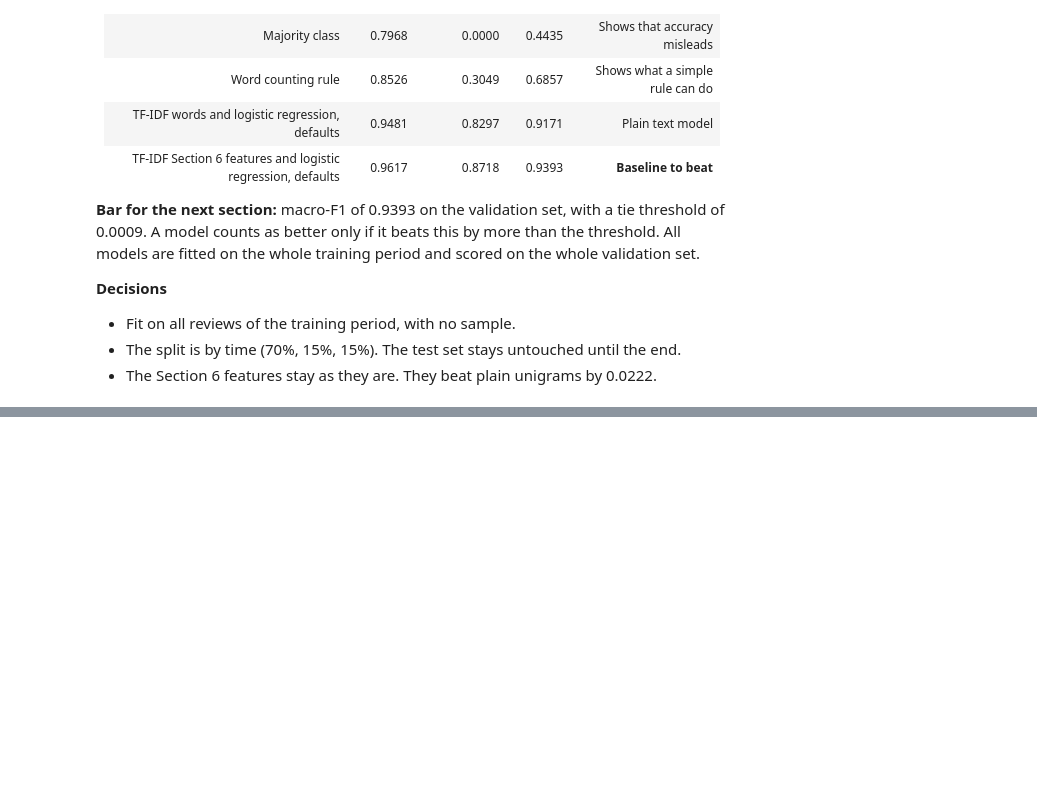
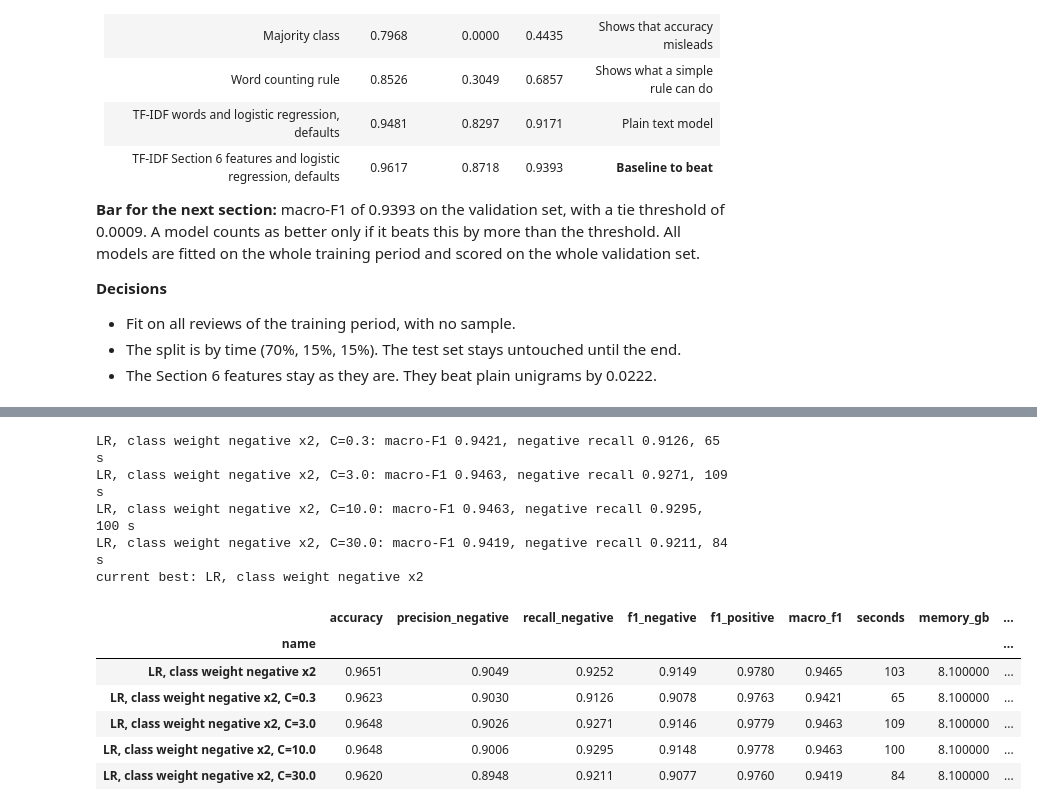
Before and after one commit to Virtuozs/MLOps2-pertemuan1-sentiment-classification, a Jupyter notebook: notebook.ipynb, the cells around one changed output, grey strips where cells are left out. Cells and saved outputs as stored; diff of their text form; code cells hidden in the pictures; blank space fills up the shorter version.

```diff
--- a/notebook.ipynb
+++ b/notebook.ipynb
@@ -1960,0 +2065,25 @@ time in vectorising and fitting: 418 s (7 min), largest memory in use: 9.0 GB
+# %%
+for C in [0.3, 3.0, 10.0, 30.0]:
+    t0 = time.time()
+    params = {**best['params'], 'C': C}
+    clf = LogisticRegression(max_iter=1000, **params).fit(Xt_base, y_train)
+    evaluate('regularisation', f"LR, class weight {weight_label(params['class_weight'])}, C={C}",
+             clf.predict(Xv_base), time.time() - t0, params)
+
+best = advance('regularisation', best)
+lr_best = best
+print('current best:', best['name'])
+show8('regularisation', best)
+# %% [output]
+LR, class weight negative x2, C=0.3: macro-F1 0.9421, negative recall 0.9126, 65 s
+LR, class weight negative x2, C=3.0: macro-F1 0.9463, negative recall 0.9271, 109 s
+LR, class weight negative x2, C=10.0: macro-F1 0.9463, negative recall 0.9295, 100 s
+LR, class weight negative x2, C=30.0: macro-F1 0.9419, negative recall 0.9211, 84 s
+current best: LR, class weight negative x2
+|  | accuracy | precision_negative | recall_negative | f1_negative | f1_positive | macro_f1 | seconds | memory_gb | ... |
+| name |  |  |  |  |  |  |  |  | ... |
+| LR, class weight negative x2 | 0.9651 | 0.9049 | 0.9252 | 0.9149 | 0.9780 | 0.9465 | 103 | 8.100000 | ... |
+| LR, class weight negative x2, C=0.3 | 0.9623 | 0.9030 | 0.9126 | 0.9078 | 0.9763 | 0.9421 | 65 | 8.100000 | ... |
+| LR, class weight negative x2, C=3.0 | 0.9648 | 0.9026 | 0.9271 | 0.9146 | 0.9779 | 0.9463 | 109 | 8.100000 | ... |
+| LR, class weight negative x2, C=10.0 | 0.9648 | 0.9006 | 0.9295 | 0.9148 | 0.9778 | 0.9463 | 100 | 8.100000 | ... |
+| LR, class weight negative x2, C=30.0 | 0.9620 | 0.8948 | 0.9211 | 0.9077 | 0.9760 | 0.9419 | 84 | 8.100000 | ... |
```
Also changed, not shown: parts of 37 cells of this notebook, 1 other file.
